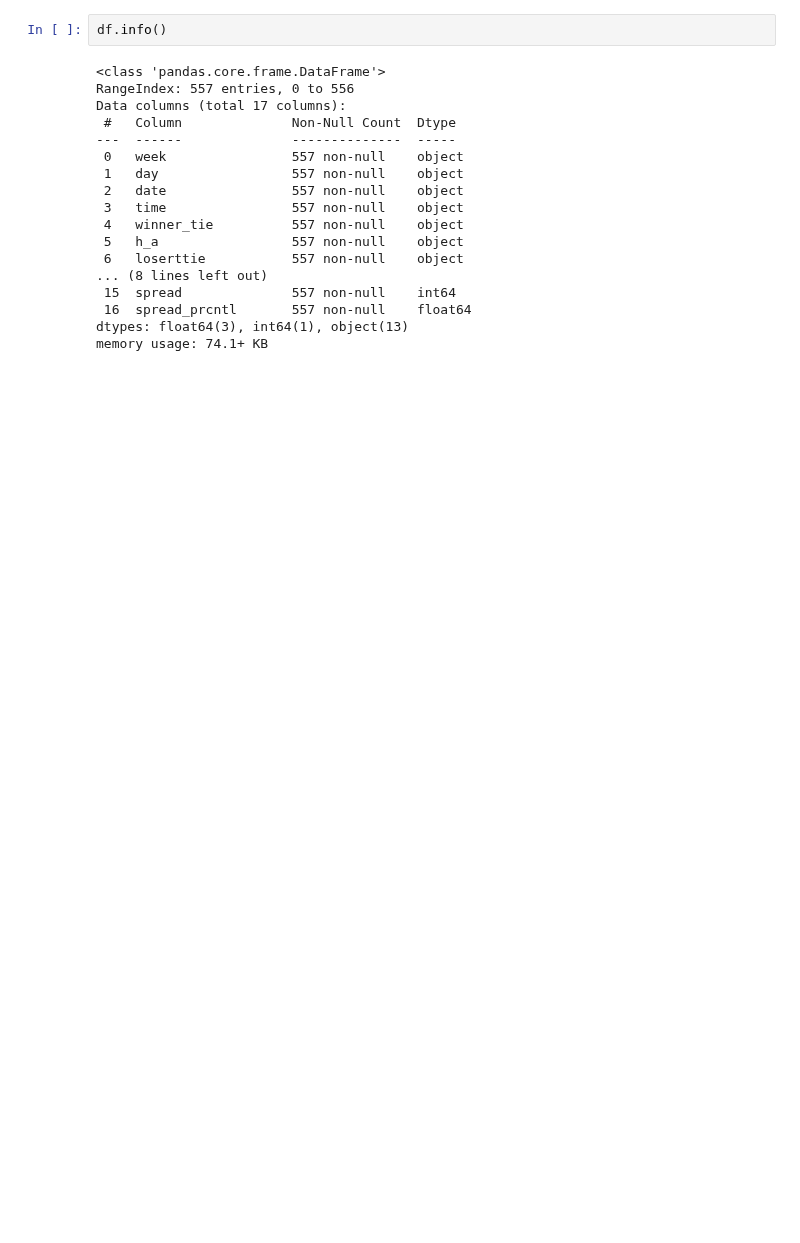
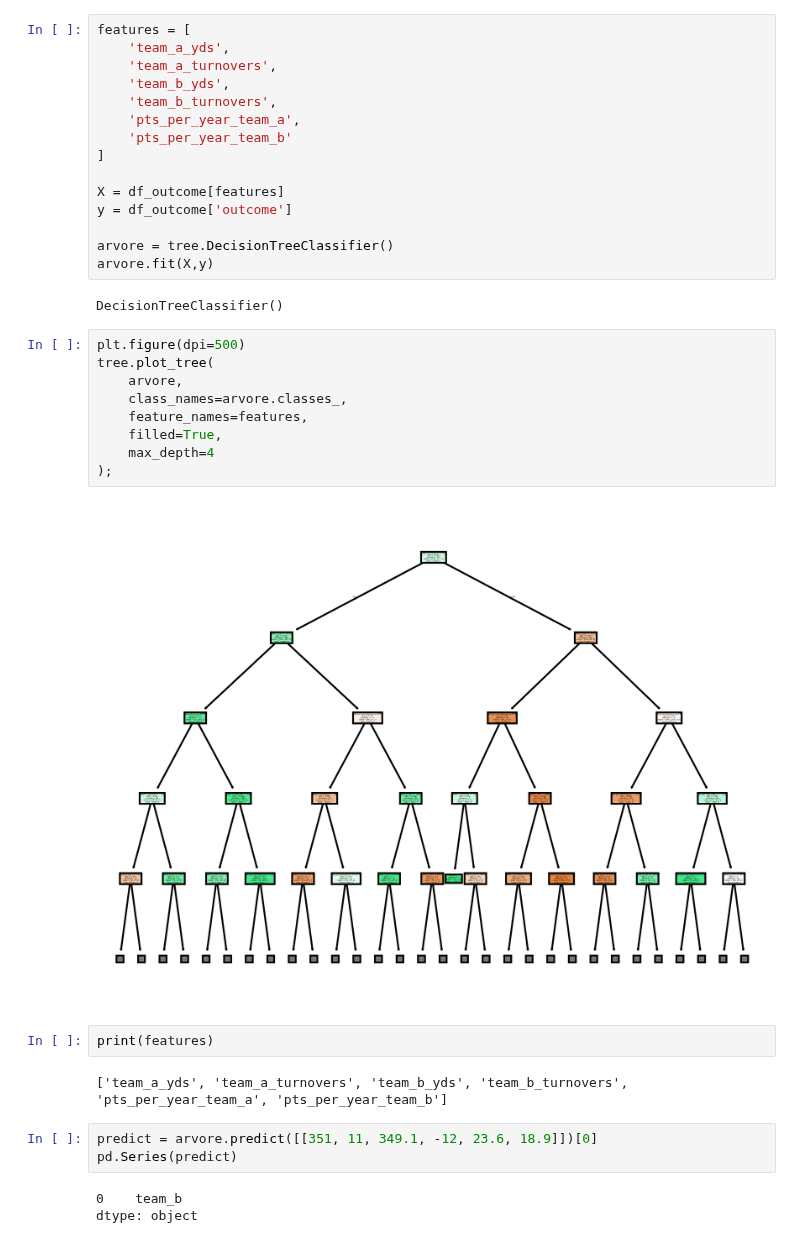
Before and after one commit to rafabandoni/nfl-predict, a Jupyter notebook: notebooks/data_validation.ipynb, the cells around one changed output. Cells and saved outputs as stored; diff of their text form; blank space fills up the shorter version.

```diff
--- a/notebooks/data_validation.ipynb
+++ b/notebooks/data_validation.ipynb
@@ -13,20 +15,38 @@ df.head()
-# %%
-df.info()
-# %% [output]
-<class 'pandas.core.frame.DataFrame'>
-RangeIndex: 557 entries, 0 to 556
-Data columns (total 17 columns):
- #   Column              Non-Null Count  Dtype
----  ------              --------------  -----
- 0   week                557 non-null    object
- 1   day                 557 non-null    object
- 2   date                557 non-null    object
- 3   time                557 non-null    object
- 4   winner_tie          557 non-null    object
- 5   h_a                 557 non-null    object
- 6   loserttie           557 non-null    object
-... (8 lines left out)
- 15  spread              557 non-null    int64
- 16  spread_prcntl       557 non-null    float64
-dtypes: float64(3), int64(1), object(13)
-memory usage: 74.1+ KB
+# %%
+features = [
+    'team_a_yds',
+    'team_a_turnovers',
+    'team_b_yds',
+    'team_b_turnovers',
+    'pts_per_year_team_a',
+    'pts_per_year_team_b'
+]
+
+X = df_outcome[features]
+y = df_outcome['outcome']
+
+arvore = tree.DecisionTreeClassifier()
+arvore.fit(X,y)
+# %% [output]
+DecisionTreeClassifier()
+# %%
+plt.figure(dpi=500)
+tree.plot_tree(
+    arvore,
+    class_names=arvore.classes_,
+    feature_names=features,
+    filled=True,
+    max_depth=4
+);
+# %% [output]
+[figure, added]
+# %%
+print(features)
+# %% [output]
+['team_a_yds', 'team_a_turnovers', 'team_b_yds', 'team_b_turnovers', 'pts_per_year_team_a', 'pts_per_year_team_b']
+# %%
+predict = arvore.predict([[351, 11, 349.1, -12, 23.6, 18.9]])[0]
+pd.Series(predict)
+# %% [output]
+0    team_b
+dtype: object
```
Also changed, not shown: parts of 2 cells of this notebook, 5 other files.
